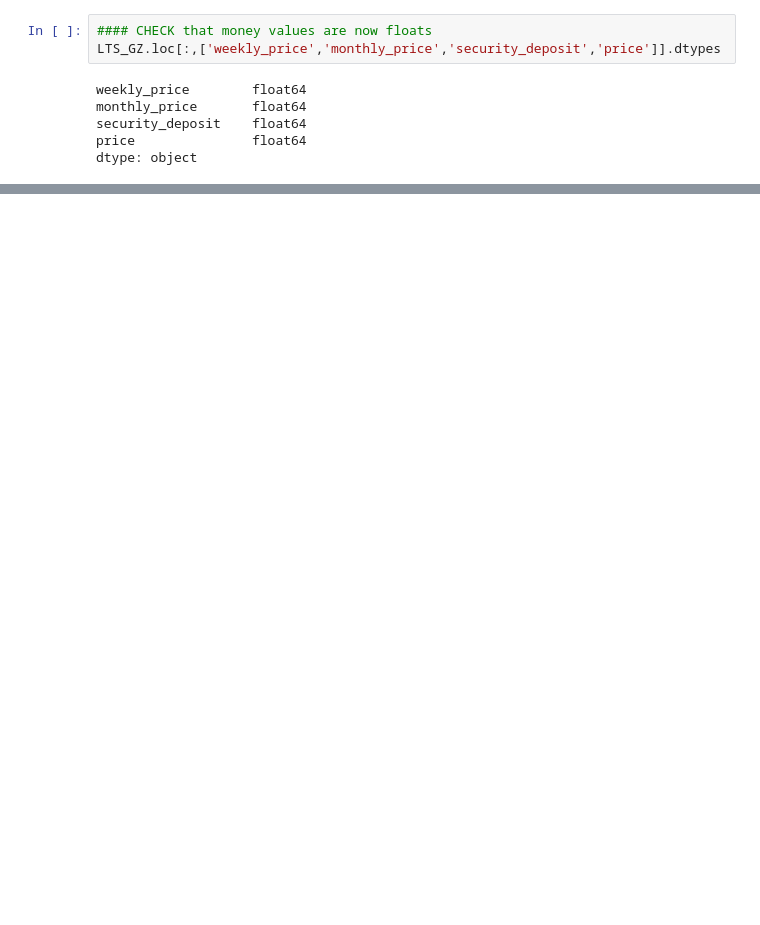
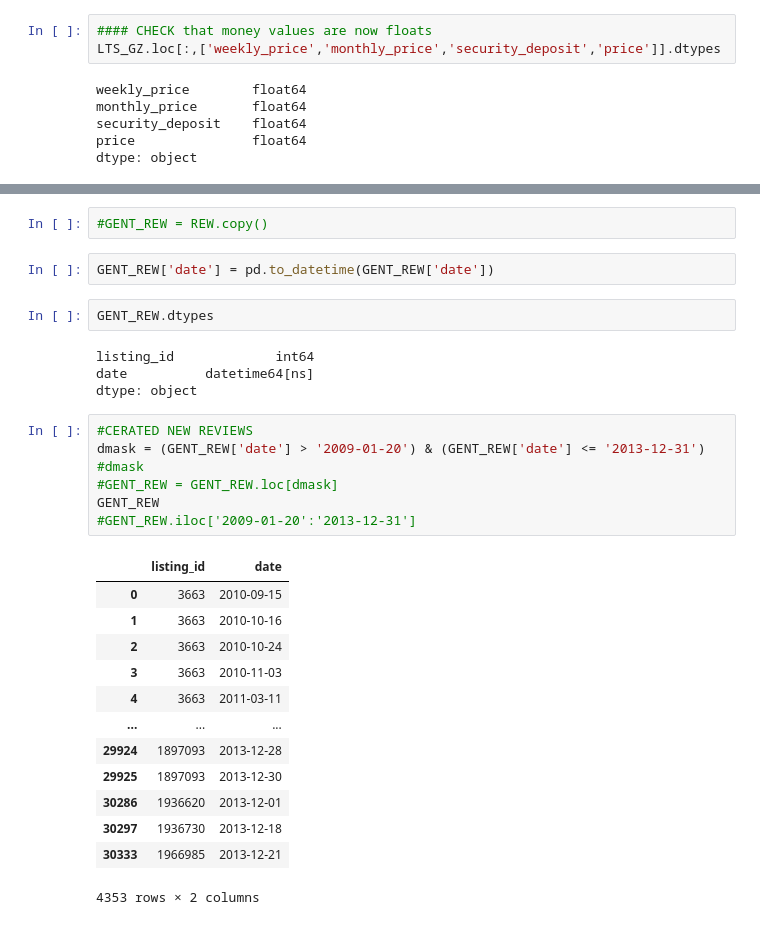
Before and after one commit to Sricha02/SHANTELL_Capstone2, a Jupyter notebook: DCreview.ipynb, the cells around one changed output, grey strips where cells are left out. Drawn from its saved outputs; the diff is of its cells as text; blank space fills up the shorter version.

```diff
--- a/DCreview.ipynb
+++ b/DCreview.ipynb
@@ -178,0 +249,31 @@ dtype: object
+# %%
+#GENT_REW = REW.copy()
+# %%
+GENT_REW['date'] = pd.to_datetime(GENT_REW['date'])
+# %%
+GENT_REW.dtypes
+# %% [output]
+listing_id             int64
+date          datetime64[ns]
+dtype: object
+# %%
+#CERATED NEW REVIEWS
+dmask = (GENT_REW['date'] > '2009-01-20') & (GENT_REW['date'] <= '2013-12-31')
+#dmask
+#GENT_REW = GENT_REW.loc[dmask]
+GENT_REW
+#GENT_REW.iloc['2009-01-20':'2013-12-31']
+# %% [output]
+|  | listing_id | date |
+| 0 | 3663 | 2010-09-15 |
+| 1 | 3663 | 2010-10-16 |
+| 2 | 3663 | 2010-10-24 |
+| 3 | 3663 | 2010-11-03 |
+| 4 | 3663 | 2011-03-11 |
+| ... | ... | ... |
+| 29924 | 1897093 | 2013-12-28 |
+| 29925 | 1897093 | 2013-12-30 |
+| 30286 | 1936620 | 2013-12-01 |
+| 30297 | 1936730 | 2013-12-18 |
+| 30333 | 1966985 | 2013-12-21 |
+4353 rows × 2 columns
```
Also changed, not shown: parts of 13 cells of this notebook.
